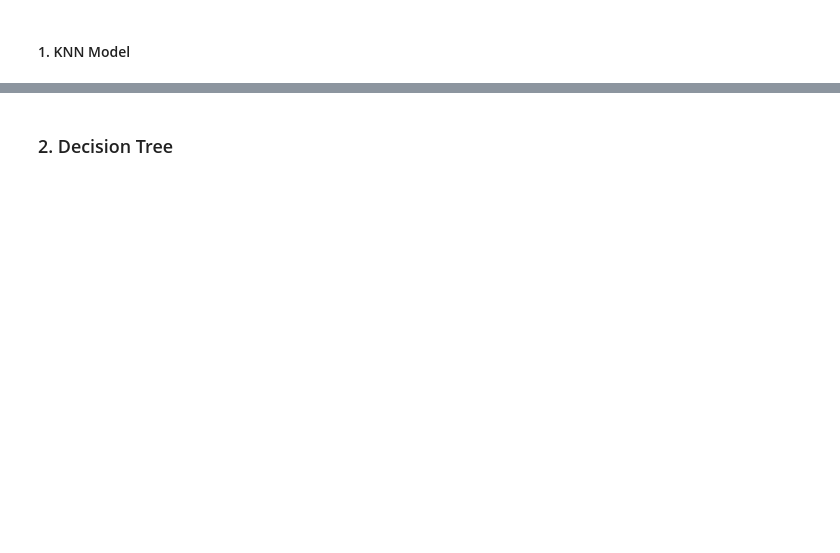
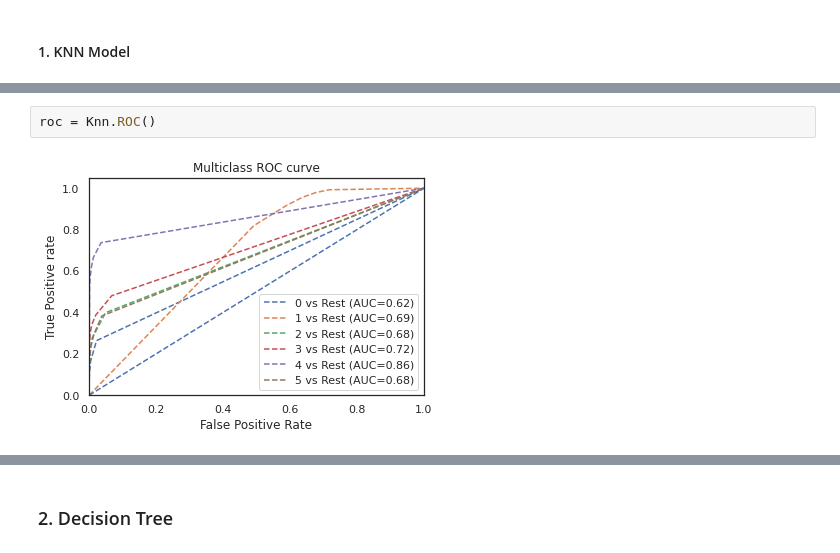
Before and after one commit to faithmaks/socialmedia-customer-service, a Jupyter notebook: Tweets_API.ipynb, the cells around one changed output, grey strips where cells are left out. Drawn from its saved outputs; the diff is of its cells as text; blank space fills up the shorter version.

```diff
--- a/Tweets_API.ipynb
+++ b/Tweets_API.ipynb
@@ -641,0 +690,4 @@ plot_confusion_matrix(cm)
+# %%
+roc = Knn.ROC()
+# %% [output]
+[figure, added]
```
Also changed, not shown: parts of 64 cells of this notebook.
